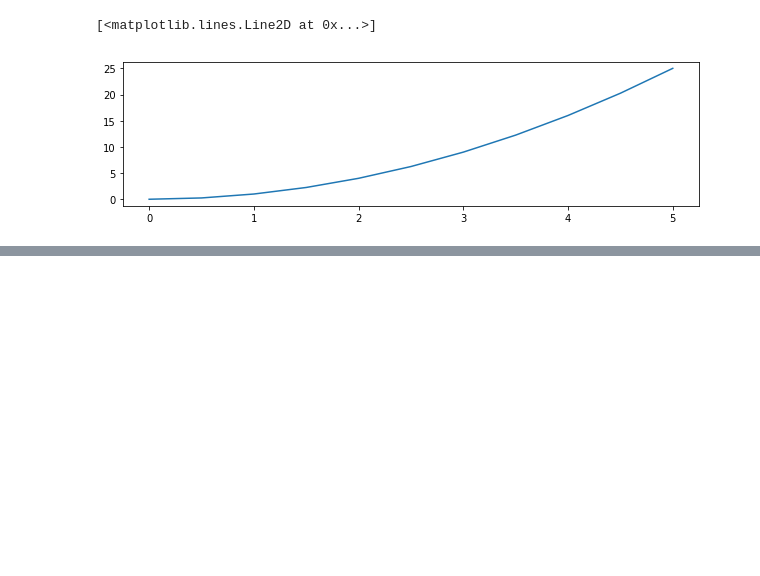
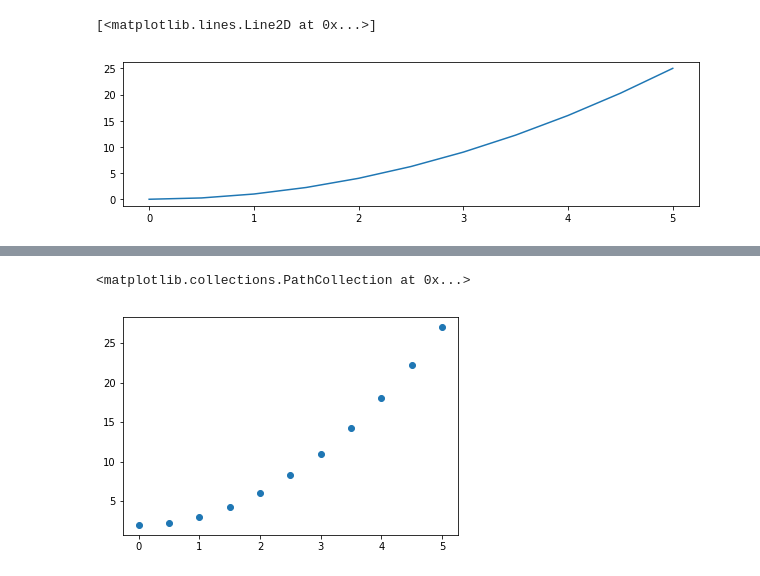
Before and after one commit to risarora/pythonML, a Jupyter notebook: 4. Matplotlib.ipynb, the cells around one changed output, grey strips where cells are left out. Saved outputs shown, nothing was run; the diff lists cells and outputs as text; code cells hidden in the pictures; blank space fills up the shorter version.

```diff
--- a/4. Matplotlib.ipynb
+++ b/4. Matplotlib.ipynb
@@ -145,0 +191,5 @@ IndexError: index 2 is out of bounds for axis 0 with size 2
+# %%
+plt.scatter(x,y1)
+# %% [output]
+<matplotlib.collections.PathCollection at 0x...>
+[figure, added]
```
Also changed, not shown: parts of 7 cells of this notebook, 4 other files.
